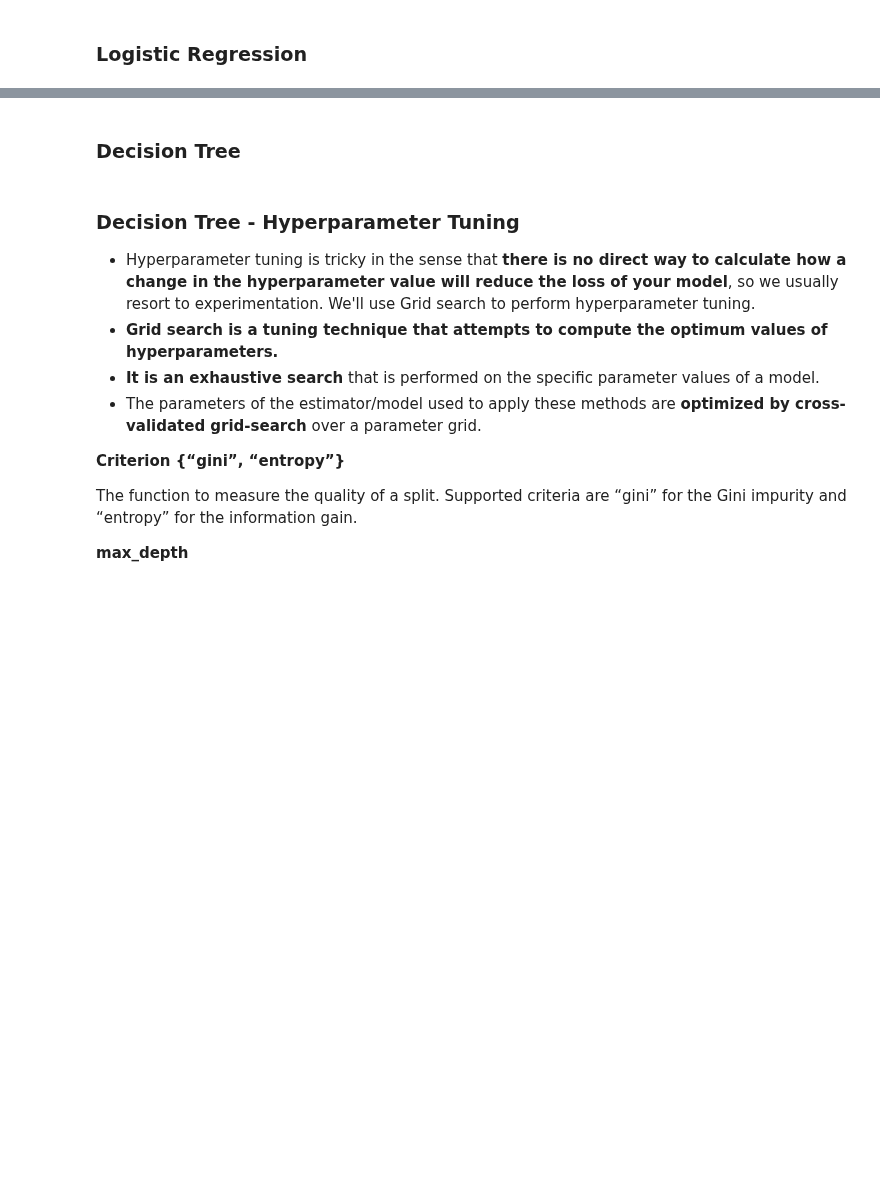
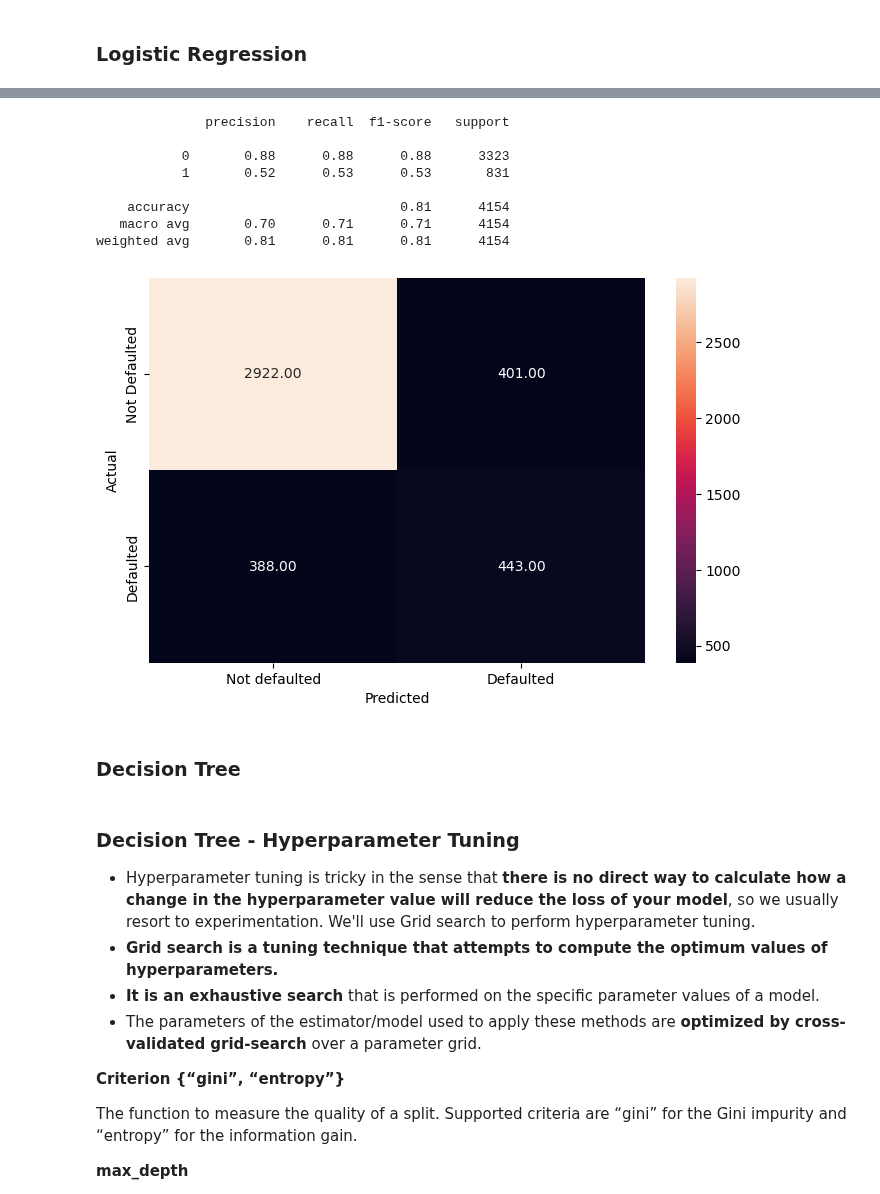
Before and after one commit to vmagar1729/analytiqbit, a Jupyter notebook: notebooks/Capstone_Project_Reference_Notebook_Loan_Default_Prediction_Full_Code.ipynb, the cells around one changed output, grey strips where cells are left out. Saved outputs shown, nothing was run; the diff lists cells and outputs as text; code cells hidden in the pictures; blank space fills up the shorter version.

```diff
--- a/notebooks/Capstone_Project_Reference_Notebook_Loan_Default_Prediction_Full_Code.ipynb
+++ b/notebooks/Capstone_Project_Reference_Notebook_Loan_Default_Prediction_Full_Code.ipynb
@@ -769,2 +876,18 @@ x_train, x_test, y_train, y_test = train_test_split(X, Y, test_size = 0.3, shuff
+# %%
+optimal_threshold1 = .28
+
+y_pred_train = lg.predict_proba(x_train)
+
+metrics_score(y_train, y_pred_train[:, 1] > optimal_threshold1)
+# %% [output]
+              precision    recall  f1-score   support
+
+           0       0.88      0.88      0.88      3323
+           1       0.52      0.53      0.53       831
+
+    accuracy                           0.81      4154
+   macro avg       0.70      0.71      0.71      4154
+weighted avg       0.81      0.81      0.81      4154
+[figure, added]
 # %% [markdown]
 ### Decision Tree
```
Also changed, not shown: parts of 20 cells of this notebook, 4 other files.
